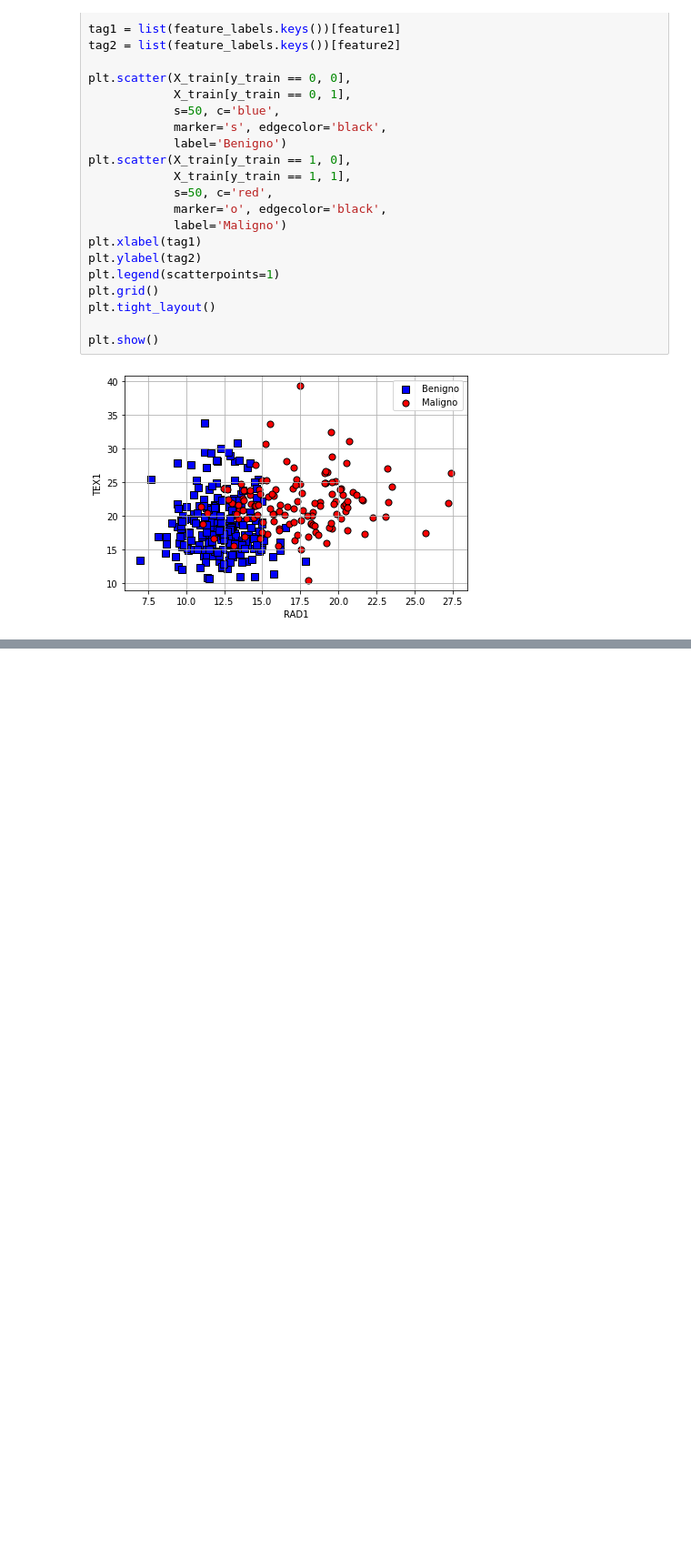
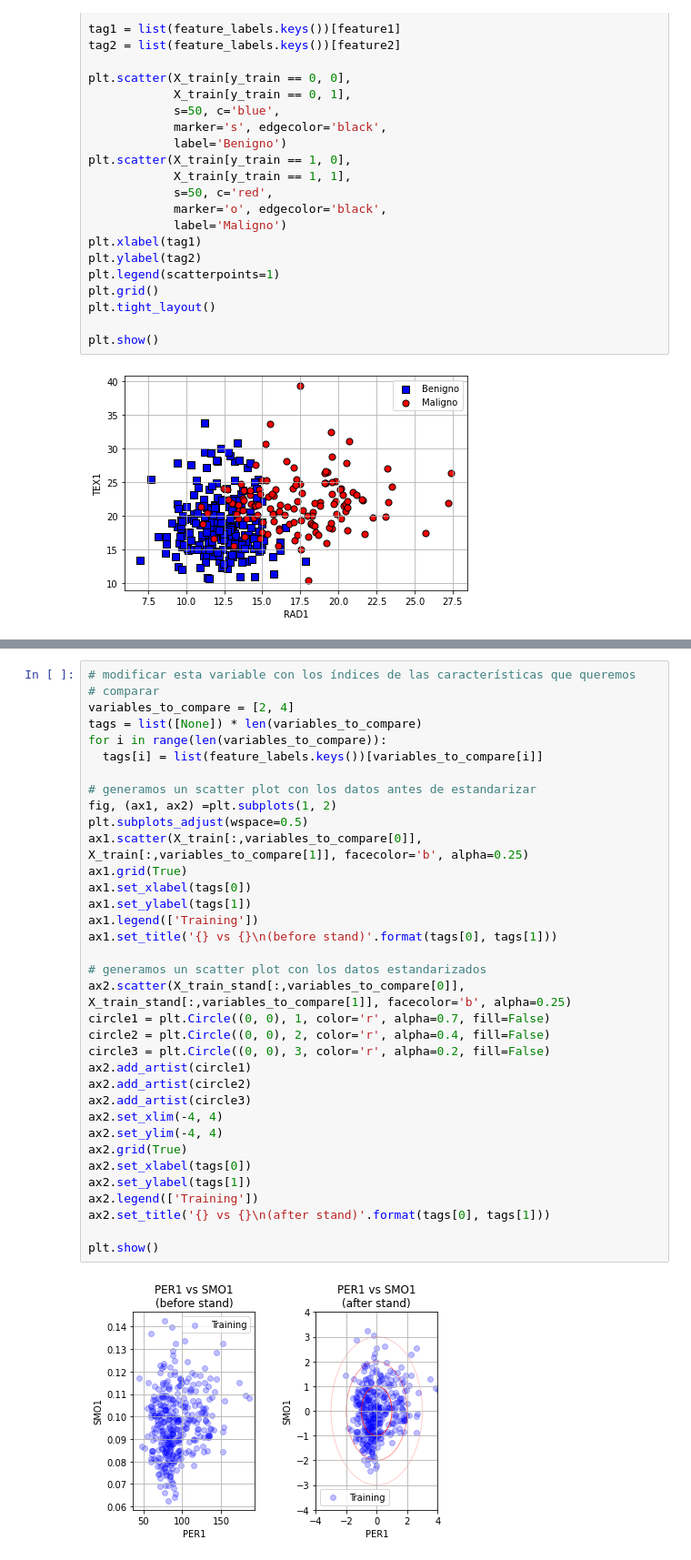
Before and after one commit to nicocarbone/DUIA---Machine-Learning---TP1, a Jupyter notebook: TP1 - Carbone.ipynb, the cells around one changed output, grey strips where cells are left out. Shown: that part at 91% size. Cells and saved outputs as stored; diff of their text form; blank space fills up the shorter version.

Commit message:
Agregado estandarización de datos

```diff
--- a/TP1 - Carbone.ipynb
+++ b/TP1 - Carbone.ipynb
@@ -248,0 +321,37 @@ plt.show()
+# %%
+# modificar esta variable con los índices de las características que queremos
+# comparar
+variables_to_compare = [2, 4]
+tags = list([None]) * len(variables_to_compare)
+for i in range(len(variables_to_compare)):
+  tags[i] = list(feature_labels.keys())[variables_to_compare[i]]
+
+# generamos un scatter plot con los datos antes de estandarizar
+fig, (ax1, ax2) =plt.subplots(1, 2)
+plt.subplots_adjust(wspace=0.5)
+ax1.scatter(X_train[:,variables_to_compare[0]], X_train[:,variables_to_compare[1]], facecolor='b', alpha=0.25)
+ax1.grid(True)
+ax1.set_xlabel(tags[0])
+ax1.set_ylabel(tags[1])
+ax1.legend(['Training'])
+ax1.set_title('{} vs {}\n(before stand)'.format(tags[0], tags[1]))
+
+# generamos un scatter plot con los datos estandarizados
+ax2.scatter(X_train_stand[:,variables_to_compare[0]], X_train_stand[:,variables_to_compare[1]], facecolor='b', alpha=0.25)
+circle1 = plt.Circle((0, 0), 1, color='r', alpha=0.7, fill=False)
+circle2 = plt.Circle((0, 0), 2, color='r', alpha=0.4, fill=False)
+circle3 = plt.Circle((0, 0), 3, color='r', alpha=0.2, fill=False)
+ax2.add_artist(circle1)
+ax2.add_artist(circle2)
+ax2.add_artist(circle3)
+ax2.set_xlim(-4, 4)
+ax2.set_ylim(-4, 4)
+ax2.grid(True)
+ax2.set_xlabel(tags[0])
+ax2.set_ylabel(tags[1])
+ax2.legend(['Training'])
+ax2.set_title('{} vs {}\n(after stand)'.format(tags[0], tags[1]))
+
+plt.show()
+# %% [output]
+[figure, added]
```
Also changed, not shown: parts of 3 cells of this notebook, 1 other file.
